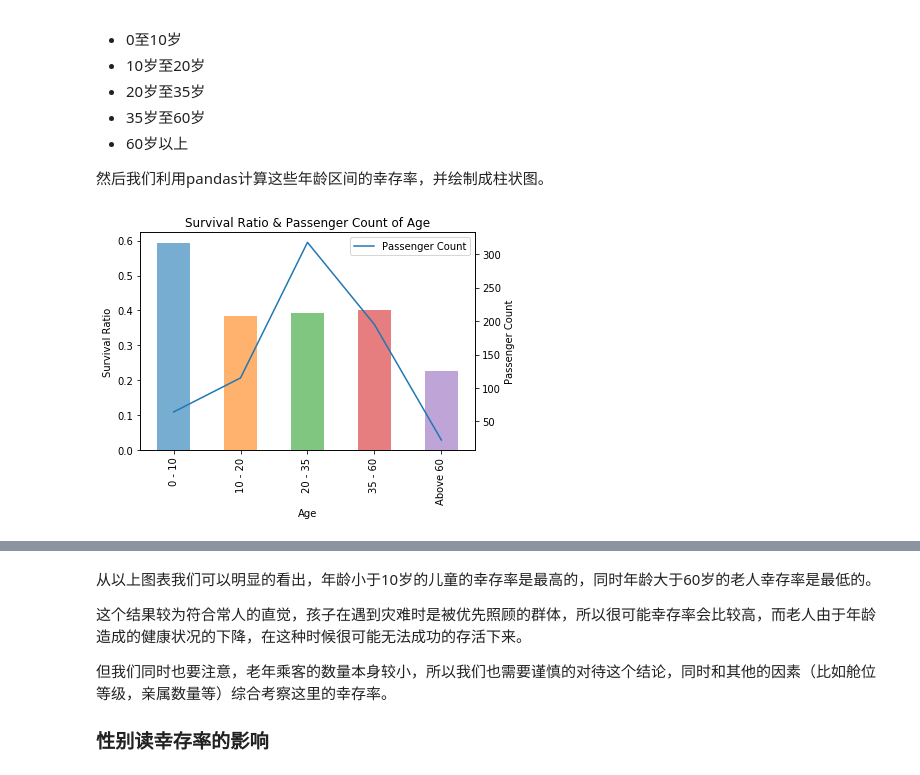
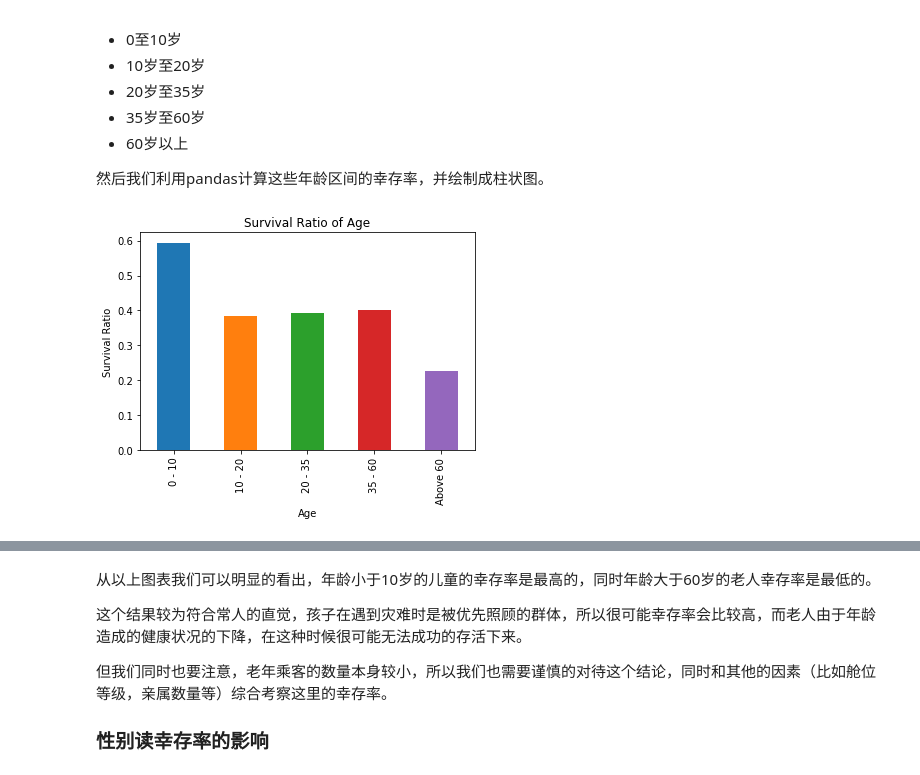
Before and after one commit to LightKool/udacity, a Jupyter notebook: MLS/P04/Investigate Titanic Data.ipynb, the cells around one changed output, grey strips where cells are left out. Saved outputs shown, nothing was run; the diff lists cells and outputs as text; code cells hidden in the pictures.

```diff
--- a/MLS/P04/Investigate Titanic Data.ipynb
+++ b/MLS/P04/Investigate Titanic Data.ipynb
@@ -47,25 +47,27 @@ import pandas as pd
 # read data from csv file
 titanic_data = pd.read_csv('titanic-data.csv')
 
-def show_survival_ratio_passenger_count_plot(data, column):
-    """This function renders the plot showing survival ratio and passenger count against the column.
+def render_passenger_count_plot(data, column):
+    """This function renders the plot showing passenger count against the column.
     """
     # create the grouped DataFrame
     group = data[['Survived', column]].groupby(column)
 
     # render the bar chart of survival ratio
-    fig, ax1 = plt.subplots()
-    group['Survived'].mean().plot(kind='bar', alpha=0.6, ax=ax1)
-    ax1.set_ylabel('Survival Ratio')
+    ax = group['Survived'].value_counts().unstack().plot(kind='bar', stacked=True, title=title)
+    ax.set_ylabel('Passenger Count')
+    ax.set_title('Passenger Count of %s' % column)
 
-    # render the line chart of passenger count
-    ax2 = ax1.twinx()
-    group.size().plot(ax=ax2, label='Passenger Count', use_index=False)
-    ax2.set_ylabel('Passenger Count')
-    ax2.legend(loc='upper right')
+def render_survival_ratio_plot(data, column):
+    """This function renders the plot showing survival ratio against the column.
+    """
+    # create the grouped DataFrame
+    group = data[['Survived', column]].groupby(column)
 
-    # set the title of the plot
-    plt.title('Survival Ratio & Passenger Count of %s' % column)
+    # render the line chart of survival ratio
+    ax = group['Survived'].mean().plot(kind='bar', title=title)
+    ax.set_ylabel('Survival Ratio')
+    ax.set_title('Survival Ratio of %s' % column)
 # %% [output]
 Populating the interactive namespace from numpy and matplotlib
 # %% [markdown]
@@ -83,11 +85,11 @@ Populating the interactive namespace from numpy and matplotlib
 # %%
 # only need to columns for this analysis and drop data of which age is invalid
 survived_by_age = titanic_data[['Survived', 'Age']].dropna(subset=['Age'])
 # divide age into groups
 bins = [0, 10, 20, 35, 60, 100]
 labels = ['0 - 10', '10 - 20', '20 - 35', '35 - 60', 'Above 60']
 survived_by_age['Age'] = pd.cut(survived_by_age['Age'], bins=bins, labels=labels)
 # render the plot of Age
-show_survival_ratio_passenger_count_plot(survived_by_age, 'Age')
+render_survival_ratio_plot(survived_by_age, 'Age')
 # %% [output]
-[figure, old version]
+[figure, new version]
```
Also changed, not shown: parts of 9 cells of this notebook, 1 other file.
